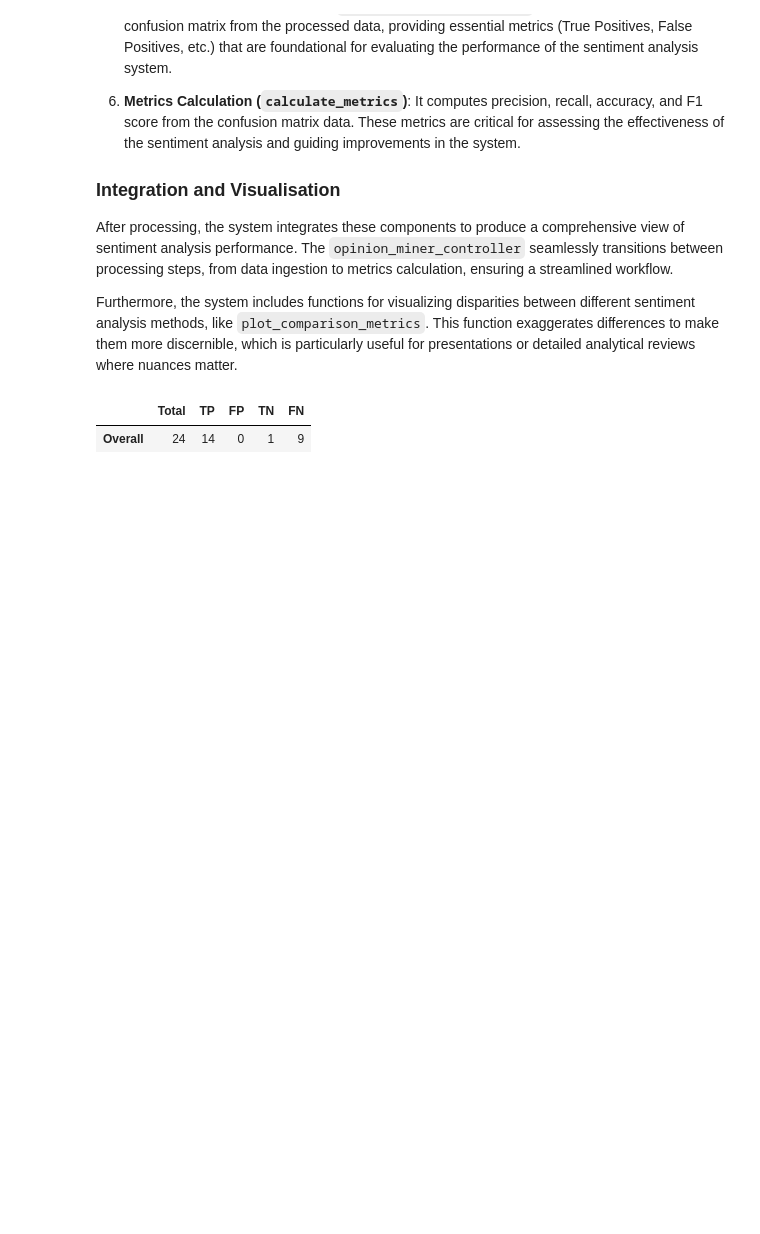
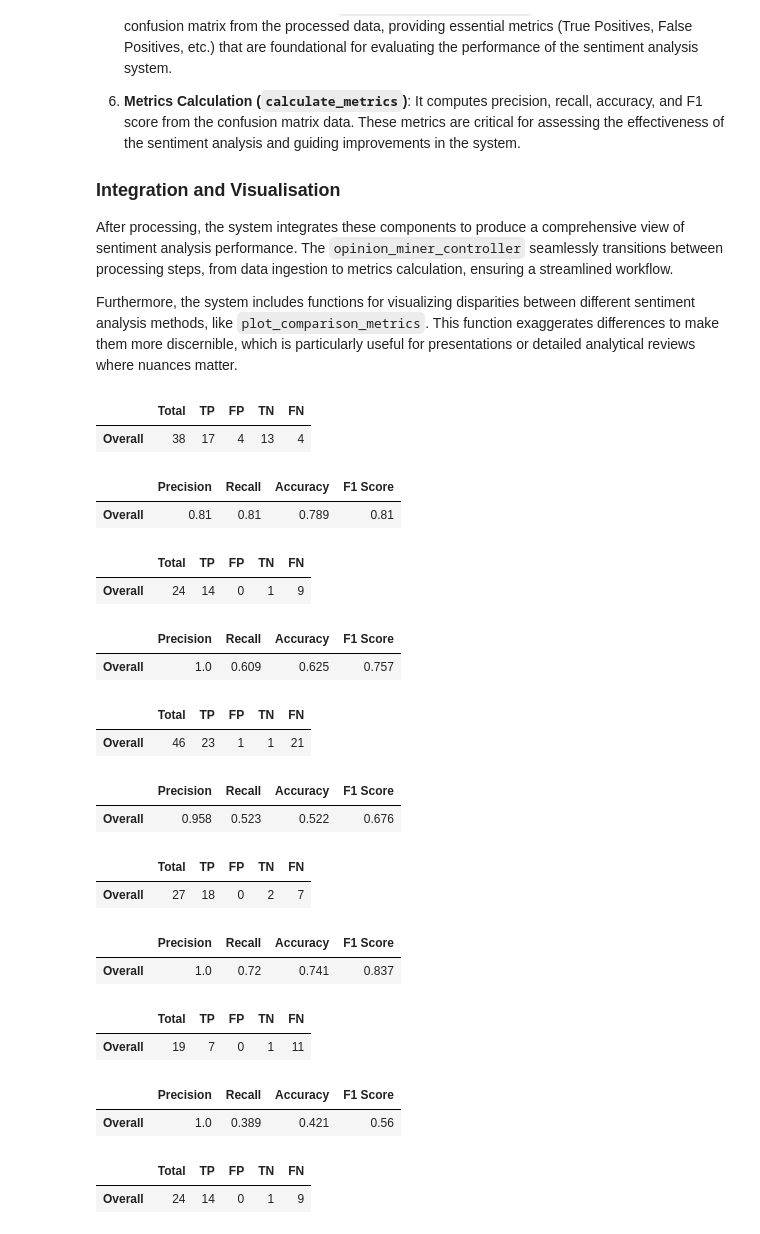
Before and after one commit to Leonjmroe/MSc-AI, a Jupyter notebook: Module 5 - Introduction to NLP/Final Assignment/Opinion_Miner_Final.ipynb, the cells around one changed output. Cells and saved outputs as stored; diff of their text form; code cells hidden in the pictures; blank space fills up the shorter version.

```diff
--- a/Module 5 - Introduction to NLP/Final Assignment/Opinion_Miner_Final.ipynb
+++ b/Module 5 - Introduction to NLP/Final Assignment/Opinion_Miner_Final.ipynb
@@ -639,7 +635,7 @@ def create_evaluation_table(df):
 
 
 def extract_tags(sentiment_string):
-    """Extracts tags and their sentiments from a string using regex."""
+
     if not isinstance(sentiment_string, str):
         if isinstance(sentiment_string, list):
             sentiment_string = ', '.join(sentiment_string)
@@ -851,7 +848,57 @@ def average_metrics(files, file_count, sentiment_classifier):
+# %%
+def average_metrics(files, file_count, sentiment_classifier, noun_string, sent_string, similarity_threshold):
+
+    data = {}
+    file_idx = 0
+
+    for file in files:
+        file_idx += 1
+        conf_matrix, metrics = opinion_miner_controller(file, sentiment_classifier, noun_string, sent_string, similarity_threshold)
+        data[file_idx] = {'conf_matrix': conf_matrix, 'metrics': metrics}
+        if file_idx == file_count:
+            break
+
+    count = 0
+    precision, recall, accuracy, f1_score = 0, 0, 0, 0
+
+    for entry in data:
+        count += 1
+        precision += data[entry]['metrics']['Precision'].iloc[0]
+        recall += data[entry]['metrics']['Recall'].iloc[0]
+        accuracy += data[entry]['metrics']['Accuracy'].iloc[0]
+        f1_score += data[entry]['metrics']['F1 Score'].iloc[0]
+
+    avg_precision = round(precision / count, 3)
+    avg_recall = round(recall / count, 3)
+    avg_accuracy = round(accuracy / count, 3)
+    avg_f1_score = round(f1_score / count, 3)
+
+    return avg_precision, avg_recall, avg_accuracy, avg_f1_score
 # %%
-# avg_vader_metrics = average_metrics(files, file_count = 3, sentiment_classifier = 'vader_blob')
+avg_vader_metrics = average_metrics(files, 5, 'vader_blob', 'Lemmatised_Review_String', 'Soft_Filtered_Review_String', 0.25)
 # avg_senti_metrics = average_metrics(files, file_count = 3, sentiment_classifier = 'senti')
 # plot_comparison_metrics(avg_vader_metrics, avg_senti_metrics)
+# %% [output]
+|  | Total | TP | FP | TN | FN |
+| Overall | 38 | 17 | 4 | 13 | 4 |
+|  | Precision | Recall | Accuracy | F1 Score |
+| Overall | 0.81 | 0.81 | 0.789 | 0.81 |
+|  | Total | TP | FP | TN | FN |
+| Overall | 24 | 14 | 0 | 1 | 9 |
+|  | Precision | Recall | Accuracy | F1 Score |
+| Overall | 1.0 | 0.609 | 0.625 | 0.757 |
+|  | Total | TP | FP | TN | FN |
+| Overall | 46 | 23 | 1 | 1 | 21 |
+|  | Precision | Recall | Accuracy | F1 Score |
+| Overall | 0.958 | 0.523 | 0.522 | 0.676 |
+|  | Total | TP | FP | TN | FN |
+| Overall | 27 | 18 | 0 | 2 | 7 |
+|  | Precision | Recall | Accuracy | F1 Score |
+| Overall | 1.0 | 0.72 | 0.741 | 0.837 |
+|  | Total | TP | FP | TN | FN |
+| Overall | 19 | 7 | 0 | 1 | 11 |
+|  | Precision | Recall | Accuracy | F1 Score |
+| Overall | 1.0 | 0.389 | 0.421 | 0.56 |
 # %%
 # Train a ML model
 # %%
```
Also changed, not shown: parts of 4 cells of this notebook.
